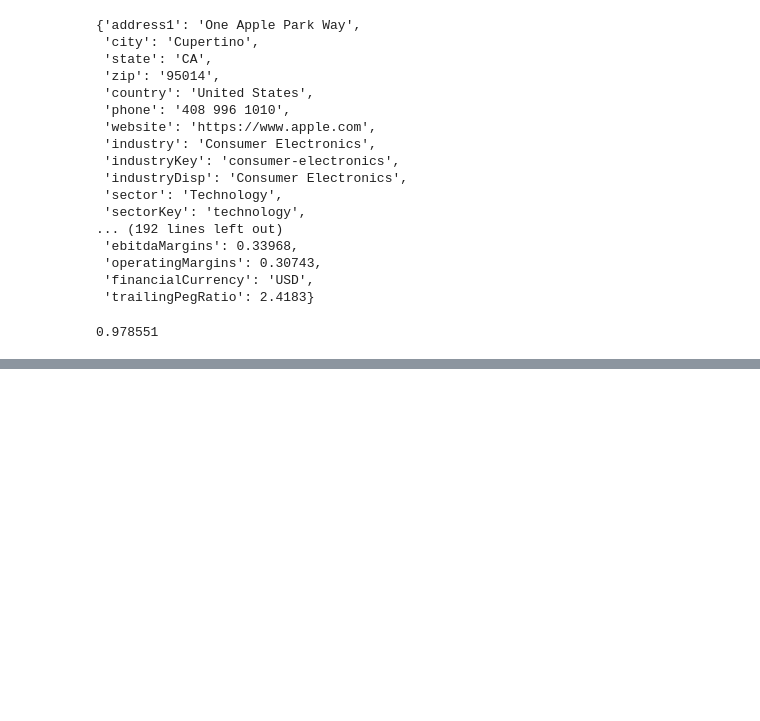
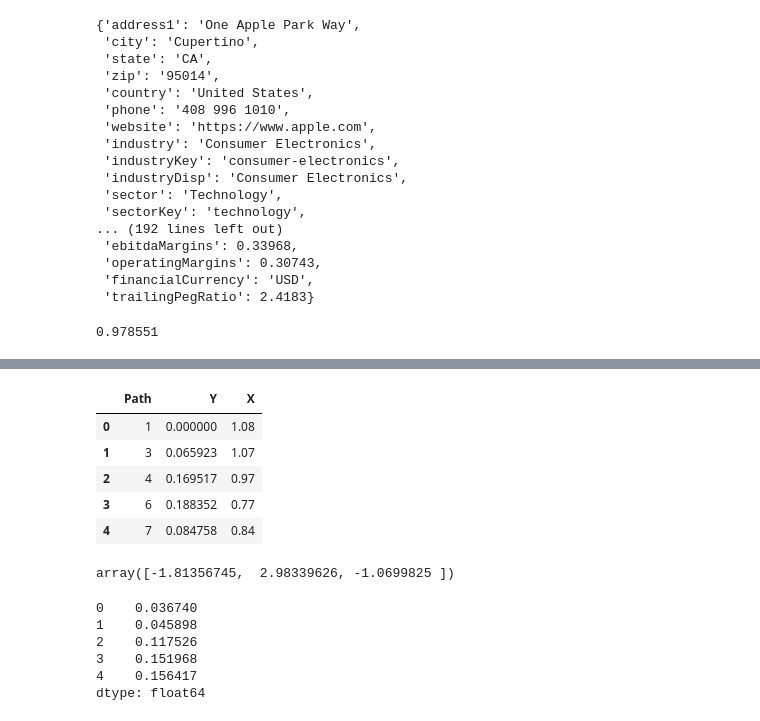
Before and after one commit to AbhiramMngi/OptionsDashboard, a Jupyter notebook: trials.ipynb, the cells around one changed output, grey strips where cells are left out. Cells and saved outputs as stored; diff of their text form; code cells hidden in the pictures; blank space fills up the shorter version.

```diff
--- a/trials.ipynb
+++ b/trials.ipynb
@@ -152,0 +276,18 @@ def scrape_stock_volatility(sec):
+# %%
+import pandas as pd
+
+data = {
+    "Path": [1, 3, 4, 6, 7],
+    "Y": [0.00 * 0.94176, 0.07 * 0.94176, 0.18 * 0.94176, 0.20 * 0.94176, 0.09 * 0.94176],
+    "X": [1.08, 1.07, 0.97, 0.77, 0.84]
+}
+
+df = pd.DataFrame(data)
+df
+# %% [output]
+|  | Path | Y | X |
+| 0 | 1 | 0.000000 | 1.08 |
+| 1 | 3 | 0.065923 | 1.07 |
+| 2 | 4 | 0.169517 | 0.97 |
+| 3 | 6 | 0.188352 | 0.77 |
+| 4 | 7 | 0.084758 | 0.84 |
@@ -152,0 +296,13 @@ def scrape_stock_volatility(sec):
+# %%
+theta
+# %% [output]
+array([-1.81356745,  2.98339626, -1.0699825 ])
+# %%
+X @ theta[::-1]
+# %% [output]
+0    0.036740
+1    0.045898
+2    0.117526
+3    0.151968
+4    0.156417
+dtype: float64
```
Also changed, not shown: parts of 11 cells of this notebook, 5 other files.
